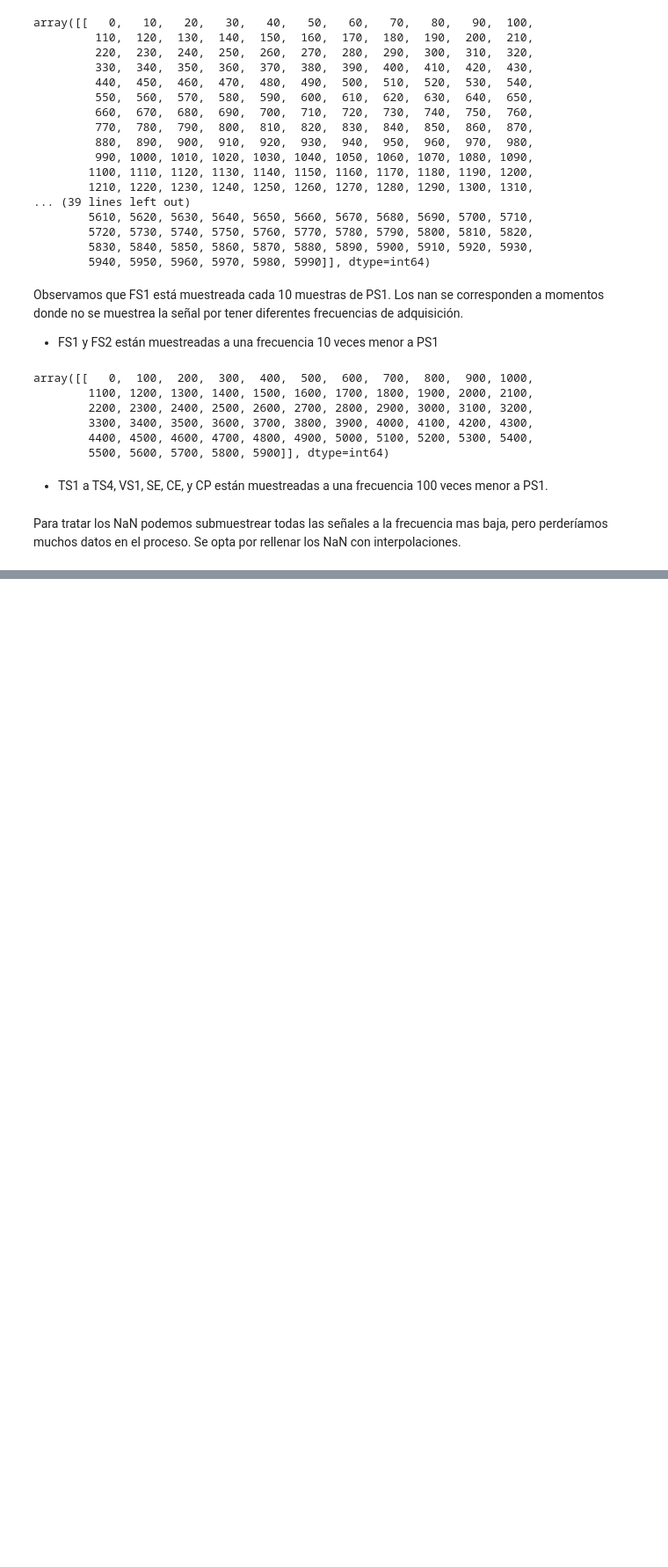
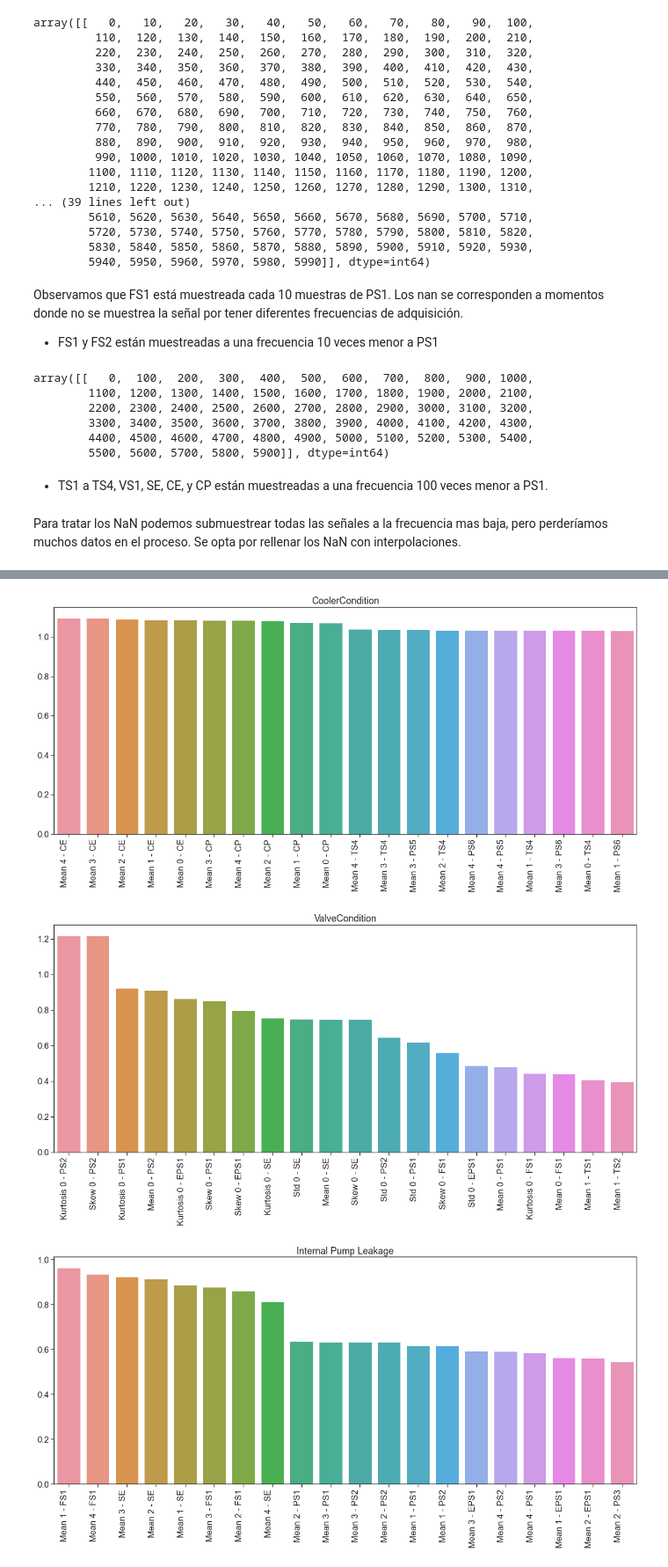
Before and after one commit to maxit1992/CEIA_AMQ1, a Jupyter notebook: TP_Integrador/TP_Integrador.ipynb, the cells around one changed output, grey strips where cells are left out. Shown at 88% size. Drawn from its saved outputs; the diff is of its cells as text; code cells hidden in the pictures; blank space fills up the shorter version.

```diff
--- a/TP_Integrador/TP_Integrador.ipynb
+++ b/TP_Integrador/TP_Integrador.ipynb
@@ -282,0 +353,6 @@ Para tratar los NaN podemos submuestrear todas las señales a la frecuencia mas
+# %%
+x_train, x_test, y_train, y_test = train_test_split( df_x, df_y, test_size=0.2, shuffle=True)
+print(x_train.shape)
+print(y_train.shape)
+print(x_test.shape)
+print(y_test.shape)
@@ -282,0 +382,13 @@ Para tratar los NaN podemos submuestrear todas las señales a la frecuencia mas
+# %%
+# Dataset de características
+df_train_char = pd.DataFrame()
+
+n_sectors = 5
+step = int(x_train.shape[1]/n_sectors)
+
+for col in x_train.dtype.names:
+    for i in range(0,n_sectors):
+        df_train_char[f'Mean {i} - {col}']=np.mean(x_train[col][:,(i*step):((i+1)*step)],axis=1)
+        df_train_char[f'Std {i} - {col}']=np.std(x_train[col][:,(i*step):((i+1)*step)],axis=1)
+        df_train_char[f'Kurtosis {i} - {col}']=stats.kurtosis(x_train[col][:,(i*step):((i+1)*step)],axis=1)
+        df_train_char[f'Skew {i} - {col}']=stats.skew(x_train[col][:,(i*step):((i+1)*step)],axis=1)
@@ -282,0 +478,22 @@ Para tratar los NaN podemos submuestrear todas las señales a la frecuencia mas
+# %%
+# Relación con la salida
+mutual_info_top_signals=[]
+
+def select_features_mutual_info(X_train, y_train,k= 'all'):
+    fs = SelectKBest(score_func=mutual_info_classif, k=k )
+    fs.fit(X_train, y_train)
+    return fs
+
+for ycol in y_train.dtype.names:
+    fs = select_features_mutual_info(df_train_char, y_train[ycol],20)
+    kfeatures= np.argsort(fs.scores_)[-1:-21:-1]
+    fig,axes = plt.subplots(1,1,figsize=(20,8))
+    bar = sns.barplot( x = df_train_char.columns[kfeatures] , y = fs.scores_[kfeatures],ax=axes)
+    bar.set_xticklabels(bar.get_xticklabels(), rotation=90, horizontalalignment='right')
+    bar.set_title(ycol)
+    plt.show()
+    mutual_info_top_signals.append(df_train_char.columns[kfeatures])
+# %% [output]
+[figure, added]
+[figure, added]
+[figure, added]
```
Also changed, not shown: parts of 42 cells of this notebook.
